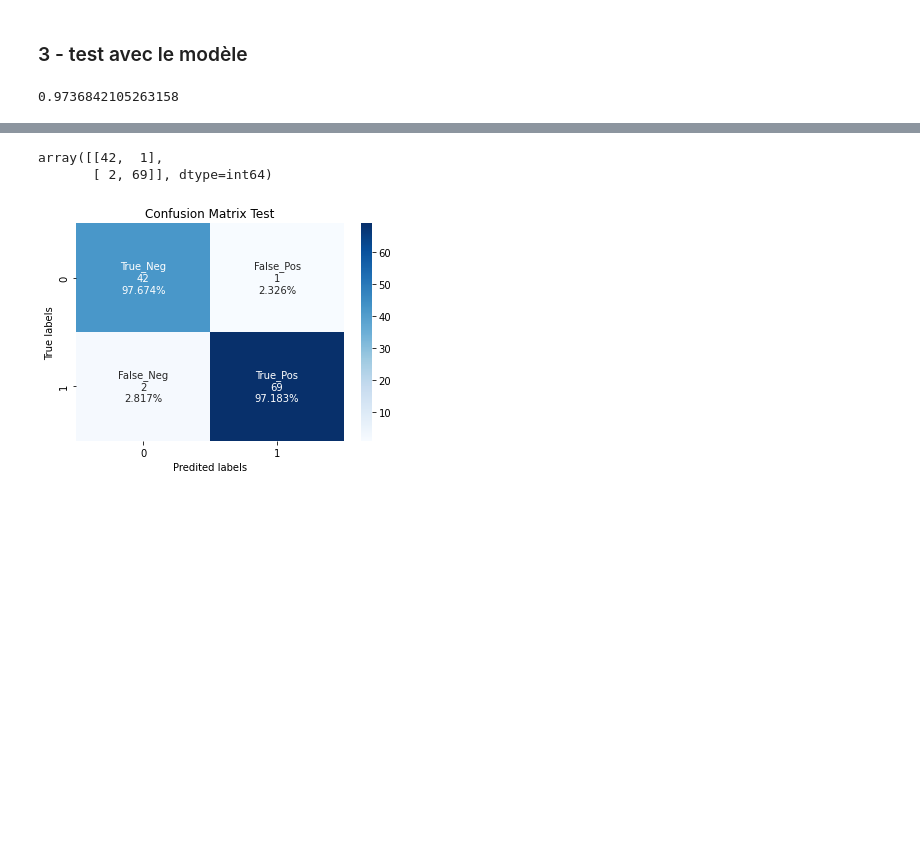
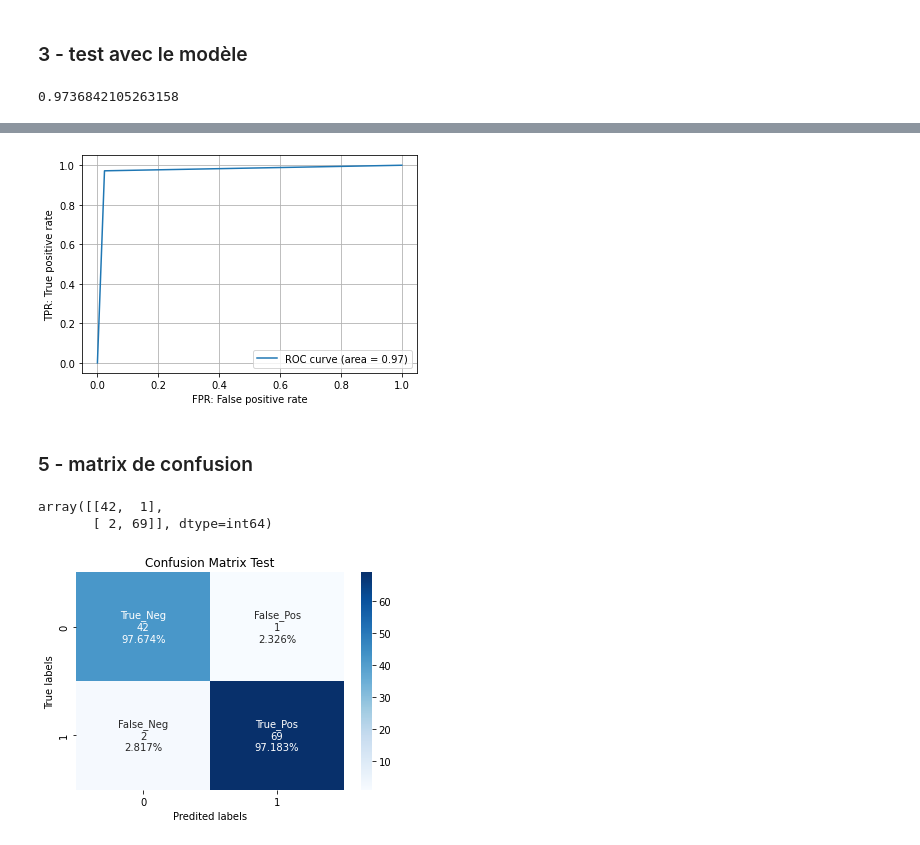
Before and after one commit to MiyukiMol/2021_12_tp_neural_network_classification, a Jupyter notebook: brest_cancer_test.ipynb, the cells around one changed output, grey strips where cells are left out. Cells and saved outputs as stored; diff of their text form; code cells hidden in the pictures; blank space fills up the shorter version.

```diff
--- a/brest_cancer_test.ipynb
+++ b/brest_cancer_test.ipynb
@@ -47,3 +126,16 @@ y_predict_test = model.predict(X_test)
+# %%
+auc = auc(fpr, tpr)
+# %%
+plt.plot(fpr, tpr, label='ROC curve (area = %.2f)'%auc)
+plt.legend()
+plt.xlabel('FPR: False positive rate')
+plt.ylabel('TPR: True positive rate')
+plt.grid()
+plt.show()
+# %% [output]
+[figure, added]
+# %% [markdown]
+### 5 - matrix de confusion
 # %%
 #création de matrix de confusion
 cm_test = confusion_matrix(y_test, y_predict_test)
```
Also changed, not shown: parts of 18 cells of this notebook, 2 other files.
